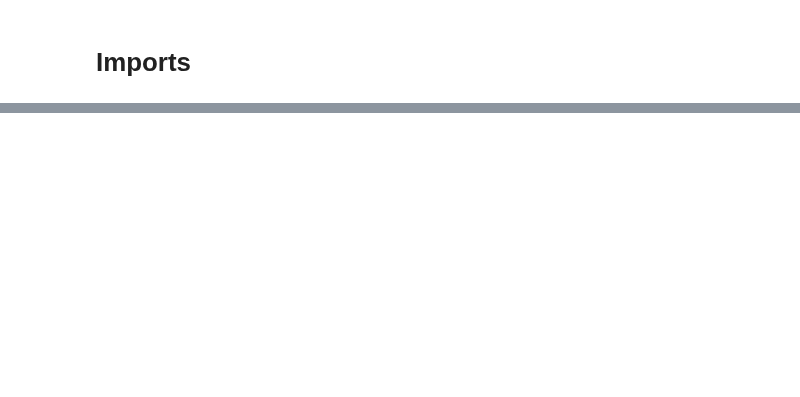
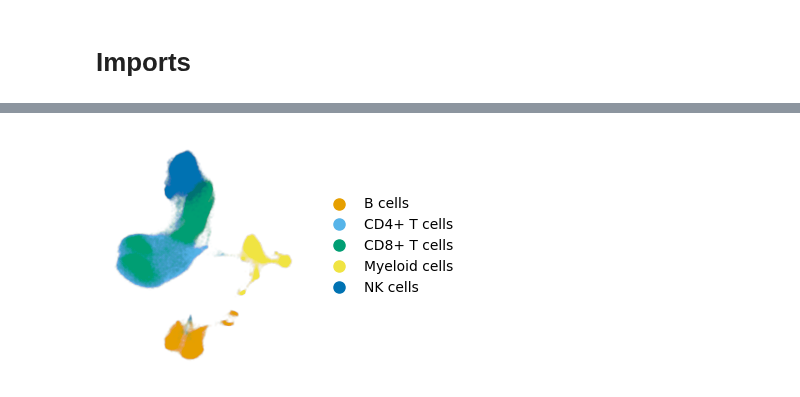
Before and after one commit to janursa/HIRA, a Jupyter notebook: data_preprocessing.ipynb, the cells around one changed output, grey strips where cells are left out. Cells and saved outputs as stored; diff of their text form; code cells hidden in the pictures; blank space fills up the shorter version.

```diff
--- a/data_preprocessing.ipynb
+++ b/data_preprocessing.ipynb
@@ -265,6 +2,0 @@ adata_group.layers['combat_corrected_n'] = sc.pp.log1p(combat_corrected_n, copy=
-# %%
-def plot_umap(adata_group, layer):
-    sc.pp.pca(adata_group, layer=layer)
-    sc.pp.neighbors(adata_group)
-    sc.tl.umap(adata_group)
-    sc.pl.umap(adata_group, color=['cell_type', 'donor_id'], wspace=.3)
@@ -575,0 +65,50 @@ shape after  (293380, 13534)
+# %%
+from src.helper import cell_type_palette
+
+def plot_umap(adata, color='', palette=None, ax=None, X_label='X_umap', on_data=False,
+              bbox_to_anchor=None, legend=True, legend_title='', **kwrds):
+    latent = adata.obsm[X_label]
+    var_unique_sorted = sorted(adata.obs[color].unique())
+    legend_handles = []
+
+    for i_group, group in enumerate(var_unique_sorted):
+        mask = adata.obs[color] == group
+        sub_data = latent[mask]
+        if palette is None:
+            c = None
+        else:
+            c = palette[group]
+        # Plot scatter points
+        scatter = ax.scatter(sub_data[:, 0], sub_data[:, 1], label=group, c=c, **kwrds)
+        if palette is None:
+            solid_color = scatter.get_facecolor()[0]
+        else:
+            solid_color = c
+        # plot legend
+        legend_handles.append(plt.Line2D([0], [0], linestyle='none', marker='o', markersize=8, color=solid_color))
+        if on_data:
+            mean_x = np.mean(sub_data[:, 0])
+            mean_y = np.mean(sub_data[:, 1])
+            ax.text(mean_x, mean_y, group, fontsize=9, ha='center', va='top', color='black', weight='bold')
+    ax.spines[['right', 'top', 'left', 'bottom']].set_visible(False)
+    ax.set_xlabel('')
+    ax.set_ylabel('')
+    ax.set_xticks([])
+    ax.set_yticks([])
+
+    if legend and not on_data:
+        legend = ax.legend(handles=legend_handles, labels=var_unique_sorted, loc=(1.1,.3),
+                           bbox_to_anchor=bbox_to_anchor, frameon=False, title=legend_title,
+                           title_fontproperties={'weight': 'bold', 'size': 9})
+        legend.get_title().set_ha('left')
+        legend._legend_box.align = "left"
+
+
+# Example usage
+fig, ax = plt.subplots(1, 1, figsize=(2.5, 3))
+plot_umap(adata, color='cell_type', ax=ax, s=1, alpha=0.01, palette=cell_type_palette)
+# plot_umap(adata[adata.obs['batch_group']=='batch_2'], color='batch_group', ax=ax, s=1, alpha=0.3)
+# plot_umap(adata, color='donor_id', ax=ax, s=1, alpha=0.3)
+plt.savefig('output/figs/umap_dataset1.png', dpi=300, bbox_inches='tight')
+# %% [output]
+[figure, added]
```
Also changed, not shown: parts of 54 cells of this notebook, 9 other files.
